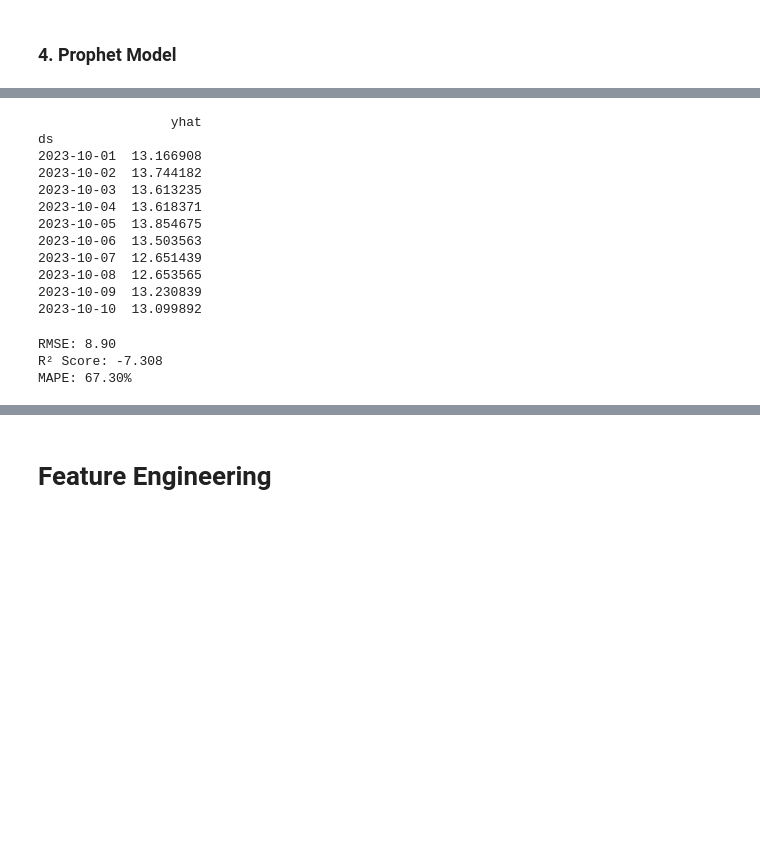
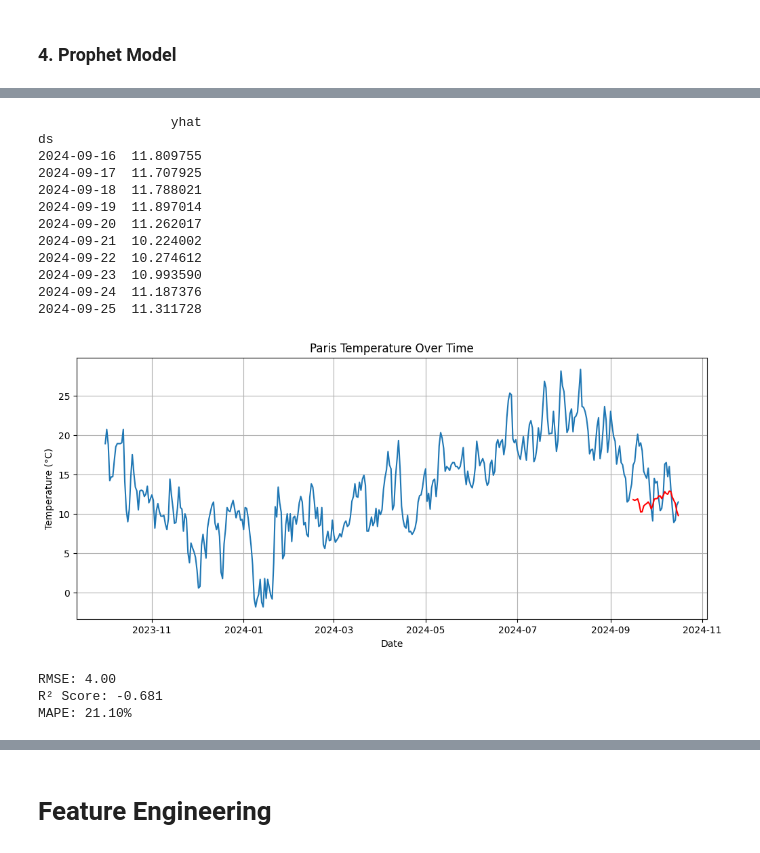
Before and after one commit to qviuqh/Paris-Temperature-Forecasting, a Jupyter notebook: report.ipynb, the cells around one changed output, grey strips where cells are left out. Saved outputs shown, nothing was run; the diff lists cells and outputs as text; code cells hidden in the pictures; blank space fills up the shorter version.

```diff
--- a/report.ipynb
+++ b/report.ipynb
@@ -375,14 +377,17 @@ Test set: 31 rows, from 351 to 381
 # %%
 # Replace outliers using IQR method (capping).
 # Replace outliers and Check for outliers before/after
+lowers = {}
+uppers = {}
+
 print("#"*20 + "   TRAIN_DATA   " + "#"*20)
 print("Before:", preprocessing.count_outliers(train, numerical_features))
-train = preprocessing.replace_outliers(train, numerical_features)
+train = preprocessing.replace_outliers(train, numerical_features, lowers, uppers, train=True)
 print("After:", preprocessing.count_outliers(train, numerical_features))
 
 print("#"*20 + "   TEST_DATA   " + "#"*21)
 print("Before:", preprocessing.count_outliers(test, numerical_features))
-test = preprocessing.replace_outliers(test, numerical_features)
+test = preprocessing.replace_outliers(test, numerical_features, lowers, uppers)
 print("After:", preprocessing.count_outliers(test, numerical_features))
 # %% [output]
 ####################   TRAIN_DATA   ####################
@@ -398,6 +403,7 @@ After: {'tempmax': 0, 'tempmin': 0, 'temp': 0, 'feelslikemax': 0, 'feelslikemin'
 train_prophet = train.reset_index().rename(columns={"datetime": "ds", "temp": "y"})
 
 # Initialize & fit Prophet model
-model = Prophet()
+model = Prophet(yearly_seasonality=True)
+model.add_seasonality(name='monthly', period=30.5, fourier_order=5)
 model.fit(train_prophet)
 # %% [output]
@@ -406,7 +412,7 @@ model.fit(train_prophet)
 <prophet.forecaster.Prophet at 0x...>
 # %%
 # Create future dataframe
-future = model.make_future_dataframe(periods=len(test), freq='D')
+future = model.make_future_dataframe(periods=len(test), freq='D', include_history=False)
 # Predict
 forecast = model.predict(future)
 # Extract predicted values
@@ -416,16 +422,28 @@ print(forecast.head(10))
 # %% [output]
                  yhat
 ds
-2023-10-01  13.166908
-2023-10-02  13.744182
-2023-10-03  13.613235
-2023-10-04  13.618371
-2023-10-05  13.854675
-2023-10-06  13.503563
-2023-10-07  12.651439
-2023-10-08  12.653565
-2023-10-09  13.230839
-2023-10-10  13.099892
+2024-09-16  11.809755
+2024-09-17  11.707925
+2024-09-18  11.788021
+2024-09-19  11.897014
+2024-09-20  11.262017
+2024-09-21  10.224002
+2024-09-22  10.274612
+2024-09-23  10.993590
+2024-09-24  11.187376
+2024-09-25  11.311728
+# %%
+# Plot Paris temperature over time
+plt.figure(figsize=(12, 5))
+plt.plot(data["datetime"], data["temp"], linestyle='-',label="Actual")
+plt.plot(forecast.index, forecast, linestyle='-',color="red", label="Predicted")
+plt.title("Paris Temperature Over Time")
+plt.xlabel("Date")
+plt.ylabel("Temperature (°C)")
+plt.grid(True)
+plt.show()
+# %% [output]
+[figure, added]
 # %%
 # Align test & forecast data
 test_forecast = forecast.loc[test["datetime"]]
@@ -441,6 +459,6 @@ print(f"RMSE: {rmse:.2f}")
 print(f"R² Score: {r2:.3f}")
 print(f"MAPE: {mape:.2%}")
 # %% [output]
-RMSE: 8.90
-R² Score: -7.308
-MAPE: 67.30%
+RMSE: 4.00
+R² Score: -0.681
+MAPE: 21.10%
```
Also changed, not shown: parts of 18 cells of this notebook.
